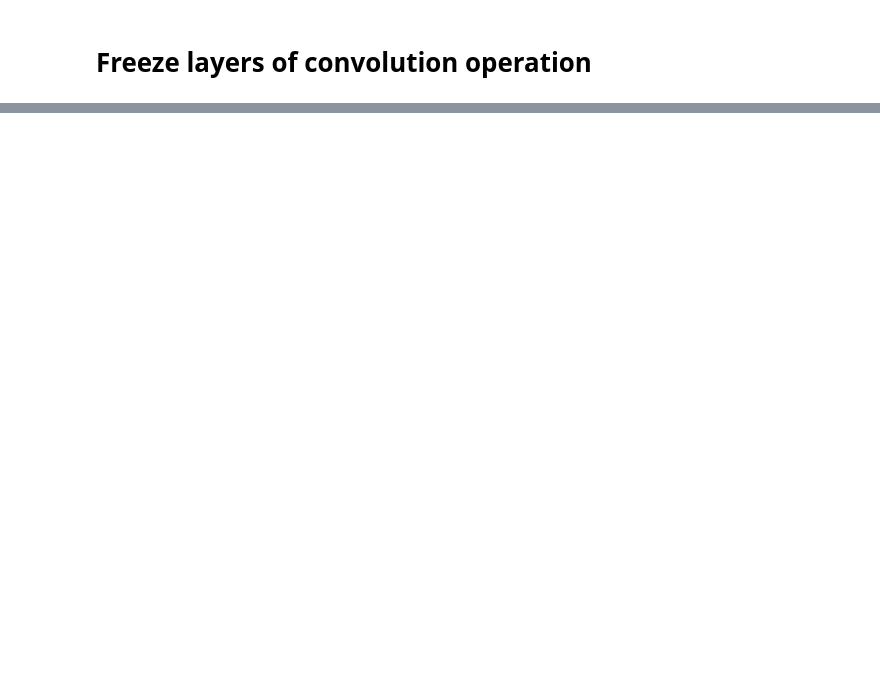
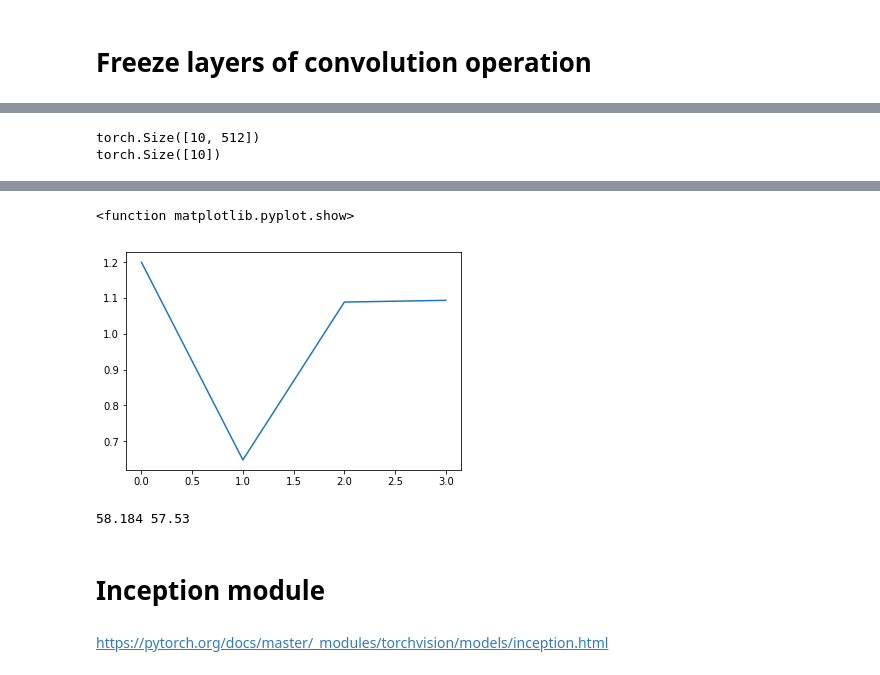
Before and after one commit to Musu1/Deep-Learning, a Jupyter notebook: Large_CNN.ipynb, the cells around one changed output, grey strips where cells are left out. Saved outputs shown, nothing was run; the diff lists cells and outputs as text; code cells hidden in the pictures; blank space fills up the shorter version.

```diff
--- a/Large_CNN.ipynb
+++ b/Large_CNN.ipynb
@@ -202,0 +402,2 @@ Iteration:100/3125 ,Loss=05
+# %%
+resnet=models.resnet18(pretrained=True)
@@ -202,0 +429,52 @@ Iteration:100/3125 ,Loss=05
+# %%
+# Only the last layer parameters can be trained
+in_features=resnet.fc.in_features
+resnet.fc=nn.Linear(in_features,num_classes)
+# %%
+for param in resnet.parameters():
+  if param.requires_grad:
+    print(param.shape)
+# %% [output]
+torch.Size([10, 512])
+torch.Size([10])
+# %%
+resnet=resnet.to(device)
+loss_fn=nn.CrossEntropyLoss()
+opt=optim.SGD(resnet.parameters(),lr=0.01)
+# %%
+loss_epoch_arr = []
+max_epochs=4
+
+min_loss=1000
+
+n_iters=np.ceil(50000/batch_size)
+
+for epoch in range(max_epochs):
+  for i,data in enumerate(trainloader,0):
+    inputs,labels=data
+    inputs,labels=inputs.to(device),labels.to(device)
+
+    opt.zero_grad()
+
+    outputs=resnet(inputs)
+    loss=loss_fn(outputs,labels)
+    loss.backward()
+    opt.step()
+
+    if min_loss>loss.item():
+      min_loss=loss.item()
+      best_model=copy.deepcopy(resnet.state_dict())
+      print('Min loss %0.2f' % min_loss)
+
+    del inputs,labels,outputs
+    torch.cuda.empty_cache()
+
+    if i%100 == 0:
+      print('Iteration:%d/%d ,Loss=%0.2f'%(i,n_iters,loss.item()))
+
+  loss_epoch_arr.append(loss.item())
+  print('Epoch:%d/%d Test accuracy=%0.2f Train accuracy=%0.2f'%(epoch,max_epochs,evaluation(testloader,resnet),evaluation(trainloader,resnet)))
+
+plt.plot(loss_epoch_arr)
+plt.show
+# %% [output]
@@ -202,0 +498,11 @@ Iteration:100/3125 ,Loss=05
+<function matplotlib.pyplot.show>
+[figure, added]
+# %%
+resnet.load_state_dict(best_model)
+print(evaluation(trainloader,resnet),evaluation(testloader,resnet))
+# %% [output]
+58.184 57.53
+# %% [markdown]
+# Inception module
+# %% [markdown]
+https://pytorch.org/docs/master/_modules/torchvision/models/inception.html
```
Also changed, not shown: parts of 37 cells of this notebook.
